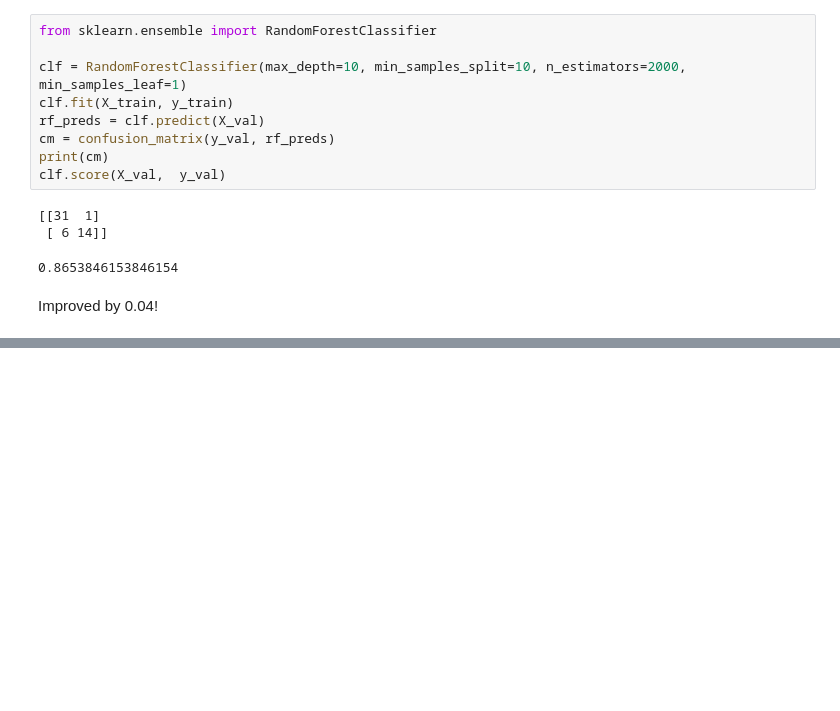
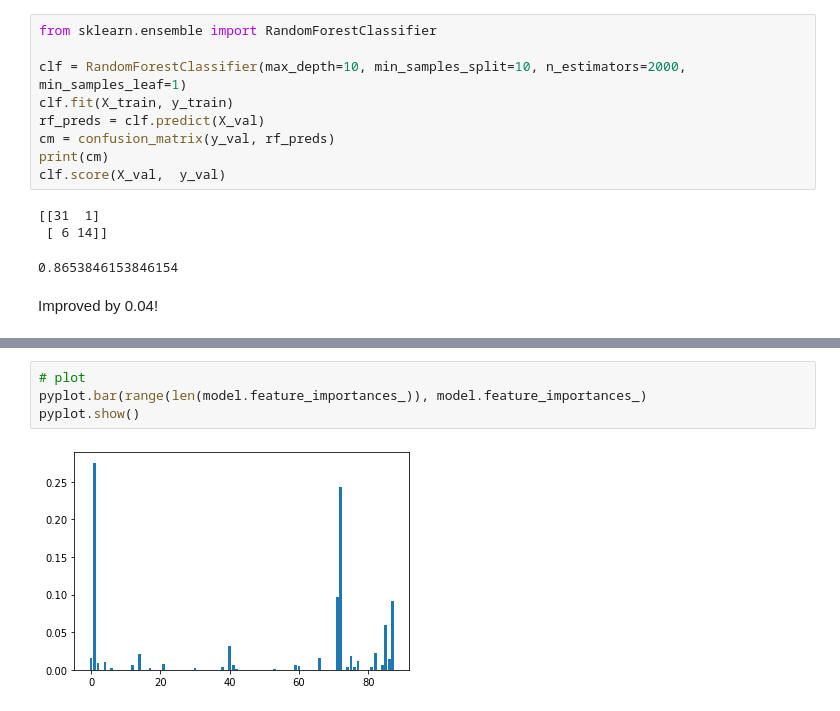
Before and after one commit to angelaaaateng/ML_COVID_PREDICTION, a Jupyter notebook: master-at.ipynb, the cells around one changed output, grey strips where cells are left out. Saved outputs shown, nothing was run; the diff lists cells and outputs as text; blank space fills up the shorter version.

```diff
--- a/master-at.ipynb
+++ b/master-at.ipynb
@@ -1778,0 +1836,6 @@ Improved by 0.04!
+# %%
+# plot
+pyplot.bar(range(len(model.feature_importances_)), model.feature_importances_)
+pyplot.show()
+# %% [output]
+[figure, added]
```
Also changed, not shown: parts of 15 cells of this notebook.
